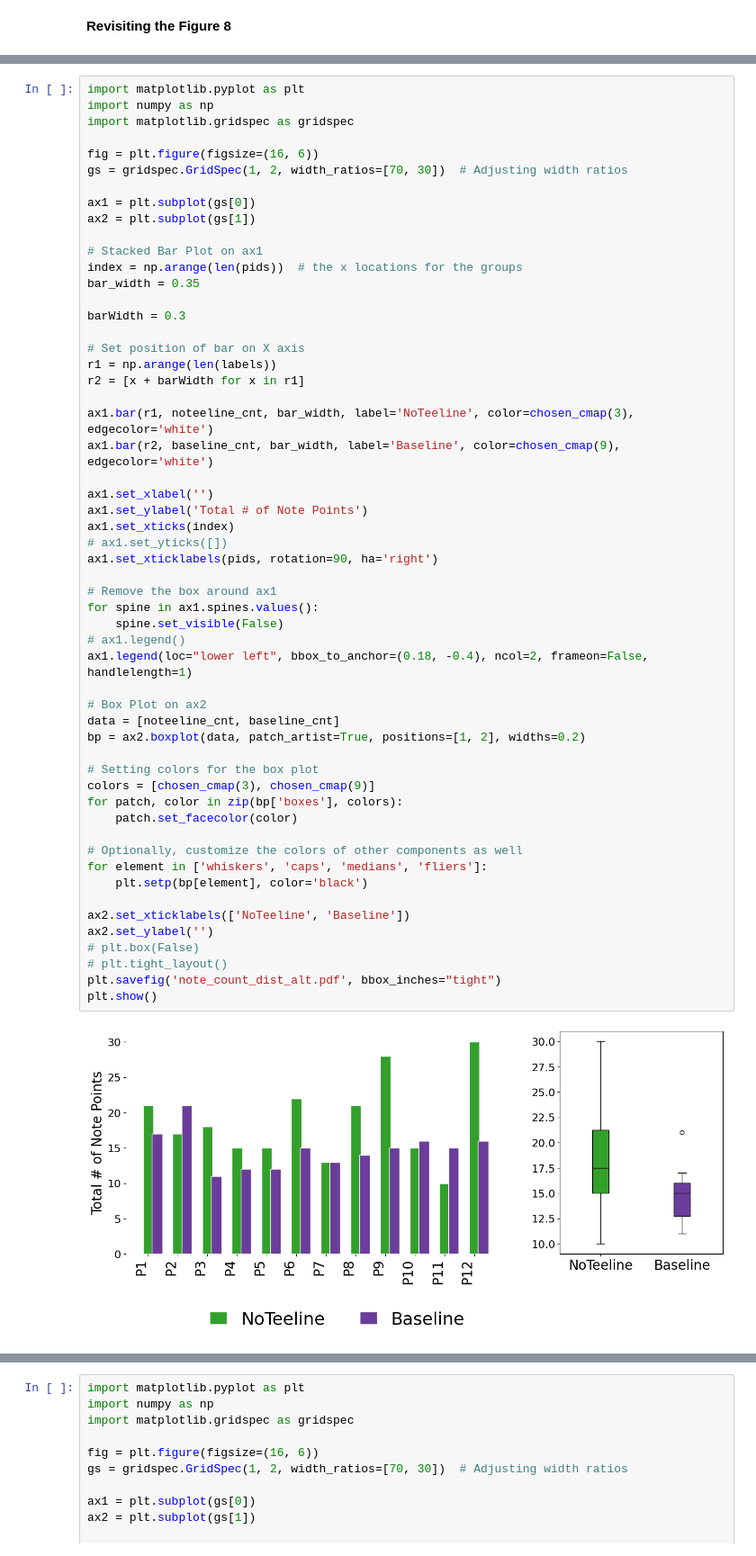
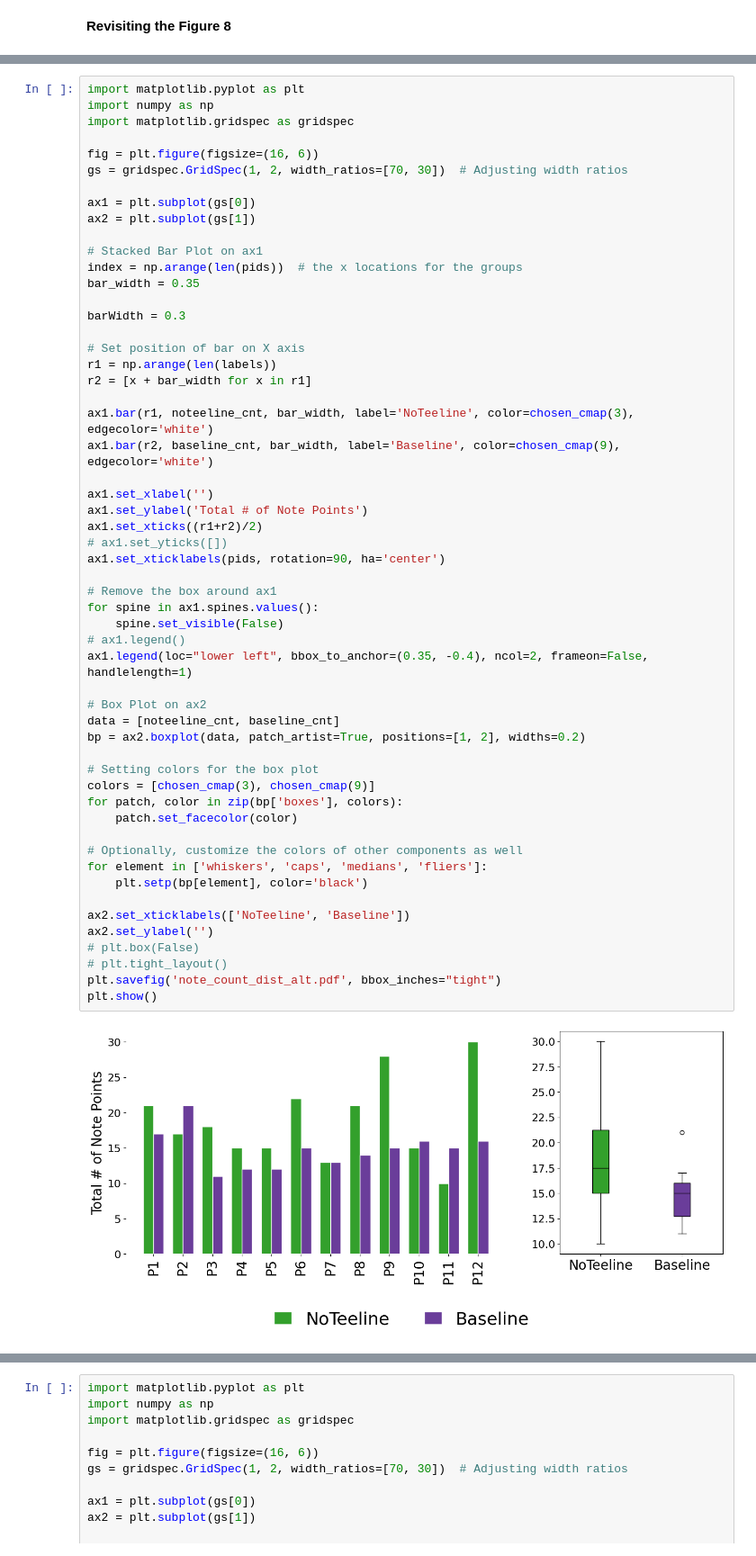
Before and after one commit to Abdus-Samee/NoTeeline, a Jupyter notebook: DataAnalysis/charts.ipynb, the cells around one changed output, grey strips where cells are left out. Shown at 90% size. Cells and saved outputs as stored; diff of their text form.

Commit message:
Fix: Graphs for Figure 8

```diff
--- a/DataAnalysis/charts.ipynb
+++ b/DataAnalysis/charts.ipynb
@@ -703,44 +689,44 @@ barWidth = 0.3
 
 # Set position of bar on X axis
 r1 = np.arange(len(labels))
-r2 = [x + barWidth for x in r1]
+r2 = [x + bar_width for x in r1]
 
 ax1.bar(r1, noteeline_cnt, bar_width, label='NoTeeline', color=chosen_cmap(3), edgecolor='white')
 ax1.bar(r2, baseline_cnt, bar_width, label='Baseline', color=chosen_cmap(9), edgecolor='white')
 
 ax1.set_xlabel('')
 ax1.set_ylabel('Total # of Note Points')
-ax1.set_xticks(index)
+ax1.set_xticks((r1+r2)/2)
 # ax1.set_yticks([])
-ax1.set_xticklabels(pids, rotation=90, ha='right')
+ax1.set_xticklabels(pids, rotation=90, ha='center')
 
 # Remove the box around ax1
 for spine in ax1.spines.values():
     spine.set_visible(False)
 # ax1.legend()
-ax1.legend(loc="lower left", bbox_to_anchor=(0.18, -0.4), ncol=2, frameon=False, handlelength=1)
+ax1.legend(loc="lower left", bbox_to_anchor=(0.35, -0.4), ncol=2, frameon=False, handlelength=1)
 
 # Box Plot on ax2
 data = [noteeline_cnt, baseline_cnt]
 bp = ax2.boxplot(data, patch_artist=True, positions=[1, 2], widths=0.2)
 
 # Setting colors for the box plot
 colors = [chosen_cmap(3), chosen_cmap(9)]
 for patch, color in zip(bp['boxes'], colors):
     patch.set_facecolor(color)
 
 # Optionally, customize the colors of other components as well
 for element in ['whiskers', 'caps', 'medians', 'fliers']:
     plt.setp(bp[element], color='black')
 
 ax2.set_xticklabels(['NoTeeline', 'Baseline'])
 ax2.set_ylabel('')
 # plt.box(False)
 # plt.tight_layout()
 plt.savefig('note_count_dist_alt.pdf', bbox_inches="tight")
 plt.show()
 # %% [output]
-[figure, old version]
+[figure, new version]
 # %%
 import matplotlib.pyplot as plt
 import numpy as np
```
Also changed, not shown: parts of 5 cells of this notebook, 1 other file.
